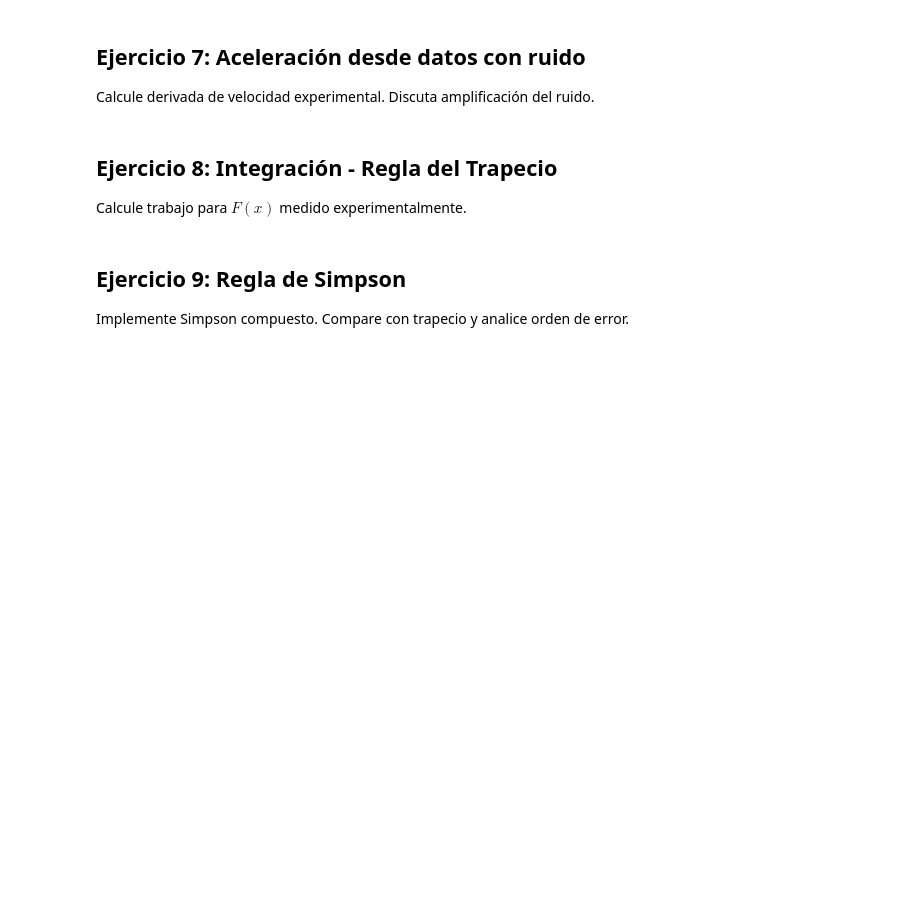
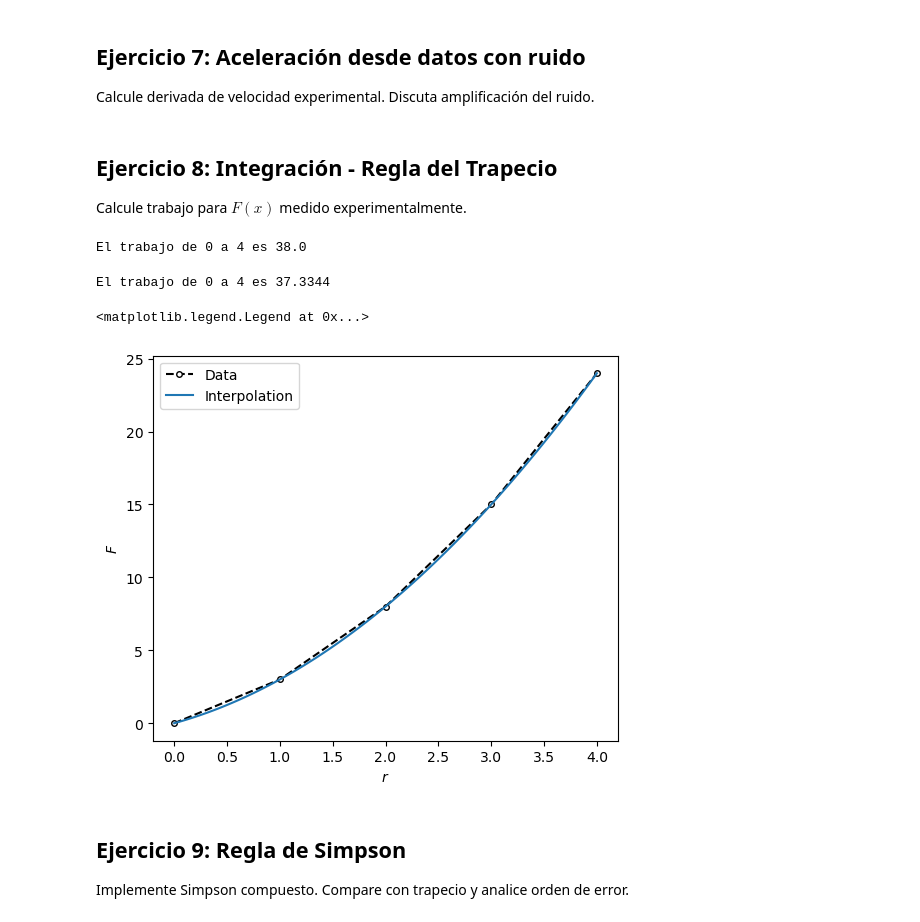
Before and after one commit to Mandy8808/Metodos_Numericos_2024, a Jupyter notebook: Lectures/Primer_Bloque/Ejercicios_1.ipynb, the cells around one changed output. Saved outputs shown, nothing was run; the diff lists cells and outputs as text; code cells hidden in the pictures; blank space fills up the shorter version.

```diff
--- a/Lectures/Primer_Bloque/Ejercicios_1.ipynb
+++ b/Lectures/Primer_Bloque/Ejercicios_1.ipynb
@@ -102,3 +190,36 @@ F_data = np.array([0, 3, 8, 15, 24])
+# %%
+import numpy as np
+import matplotlib.pyplot as plt
+
+print(f"El trabajo de {x_force[0]} a {x_force[-1]} es {trapecio(F_data, 1)}")
+# %% [output]
+El trabajo de 0 a 4 es 38.0
+# %%
+# Alternativa
+from scipy import interpolate
+
+f = interpolate.interp1d(x_force, F_data, kind="quadratic")
+
+def ftrapecio(f, a, b, n):
+    h = (b-a)/n
+    x = np.linspace(a, b, n+1)
+    return h*(0.5*f(a) + sum(f(x[1:-1])) + 0.5*f(b))
+
+print(f"El trabajo de {x_force[0]} a {x_force[-1]} es {ftrapecio(f, x_force[0], x_force[-1], n=100)}")
+# %% [output]
+El trabajo de 0 a 4 es 37.3344
+# %%
+x = np.linspace(x_force[0], x_force[-1], 100)
+
+plt.figure(figsize=(6, 5), dpi=100)
+plt.plot(x_force, F_data, ls='--', marker='o', markersize=4, c='k', mfc='white', label='Data')
+plt.plot(x, f(x), '-', label='Interpolation')
+plt.xlabel(r"$r$")
+plt.ylabel(r"$F$")
+plt.legend()
+# %% [output]
+<matplotlib.legend.Legend at 0x...>
+[figure, added]
 # %% [markdown]
 ## Ejercicio 9: Regla de Simpson
 Implemente Simpson compuesto.
```
Also changed, not shown: parts of 11 cells of this notebook.
